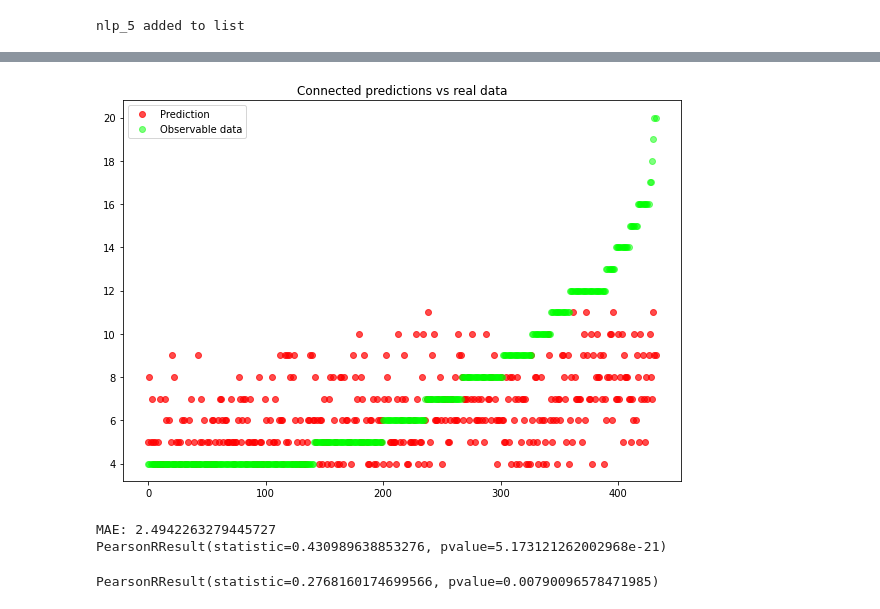
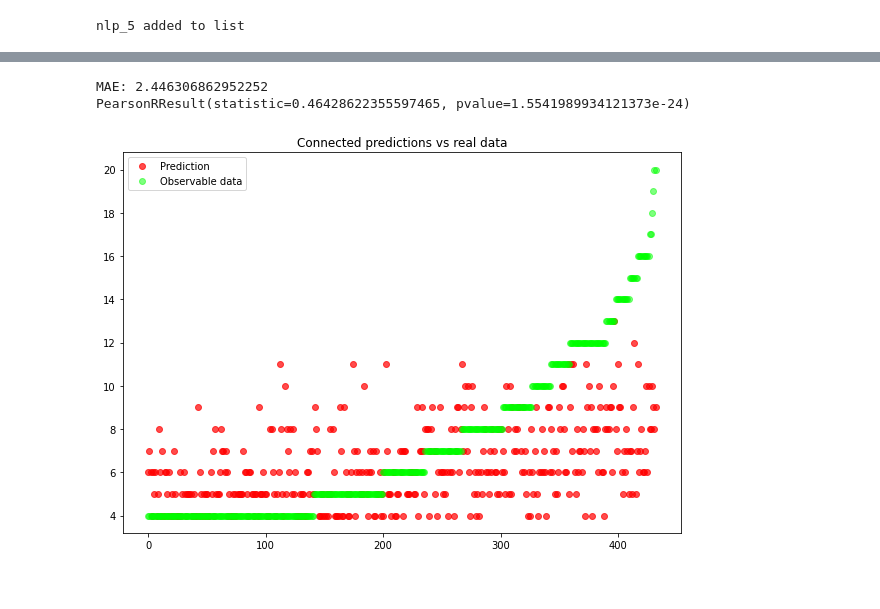
Before and after one commit to agatumm420/NLP_GamingAdd, a Jupyter notebook: main.ipynb, the cells around one changed output, grey strips where cells are left out. Drawn from its saved outputs; the diff is of its cells as text; code cells hidden in the pictures.

```diff
--- a/main.ipynb
+++ b/main.ipynb
@@ -129,0 +189,6 @@ def present_results(prediction, true_values):
+# %%
+# EVAL DATASET
+SVR_pilot_model = SVR_function
+SVR_pilot_model.fit(X_main, y_main)
+SVR_pilot_predictions = SVR_function.predict(X_pilot)
+present_results(SVR_pilot_predictions, y_pilot)
@@ -129,0 +201,32 @@ def present_results(prediction, true_values):
+# %%
+import tensorflow as tf
+import random as python_random
+
+def create_model():
+    np.random.seed(123)
+    python_random.seed(123)
+    tf.random.set_seed(1234)
+    keras_model = tf.keras.Sequential([
+                        tf.keras.layers.Dense(64, activation='sigmoid', kernel_regularizer=tf.keras.regularizers.l2(0.01)),
+                        tf.keras.layers.Dense(32, activation='relu'),
+                        tf.keras.layers.Flatten(),
+                        tf.keras.layers.Dense(units=1)
+                        ])
+
+    keras_model.compile(optimizer=tf.keras.optimizers.SGD(learning_rate=0.001, momentum=0.9), loss='mean_absolute_error')
+    return keras_model
+# %%
+keras_predictions = []
+
+for train_index, test_index in kfold.split(X_main):
+    X_train, X_test = X_main[train_index], X_main[test_index]
+    y_train, y_test = y_main[train_index], y_main[test_index]
+
+    model = create_model()
+    model.fit(X_train, y_train, batch_size=64, epochs=200, verbose=0)
+    keras_prediction = model.predict(X_test).flatten()
+
+    keras_predictions = np.concatenate((keras_predictions, keras_prediction))
+    print(stats.pearsonr(keras_prediction, y_test))
+
+stats.pearsonr(y_main_true, keras_predictions)
@@ -130,11 +255,6 @@ def present_results(prediction, true_values):
 # %%
-present_results(SVR_predictions, y_main_true)
+present_results(keras_predictions, y_main_true)
 # %% [output]
+MAE: 2.446306862952252
+PearsonRResult(statistic=0.46428622355597465, pvalue=1.5541989934121373e-24)
-[figure, old version]
+[figure, new version]
-MAE: 2.4942263279445727
-PearsonRResult(statistic=0.430989638853276, pvalue=5.173121262002968e-21)
-# %%
-SVR_pilot_predictions = SVR_function.predict(X_pilot)
-stats.pearsonr(SVR_pilot_predictions, y_pilot)
-# %% [output]
-PearsonRResult(statistic=0.2768160174699566, pvalue=0.00790096578471985)
```
Also changed, not shown: parts of 17 cells of this notebook.
